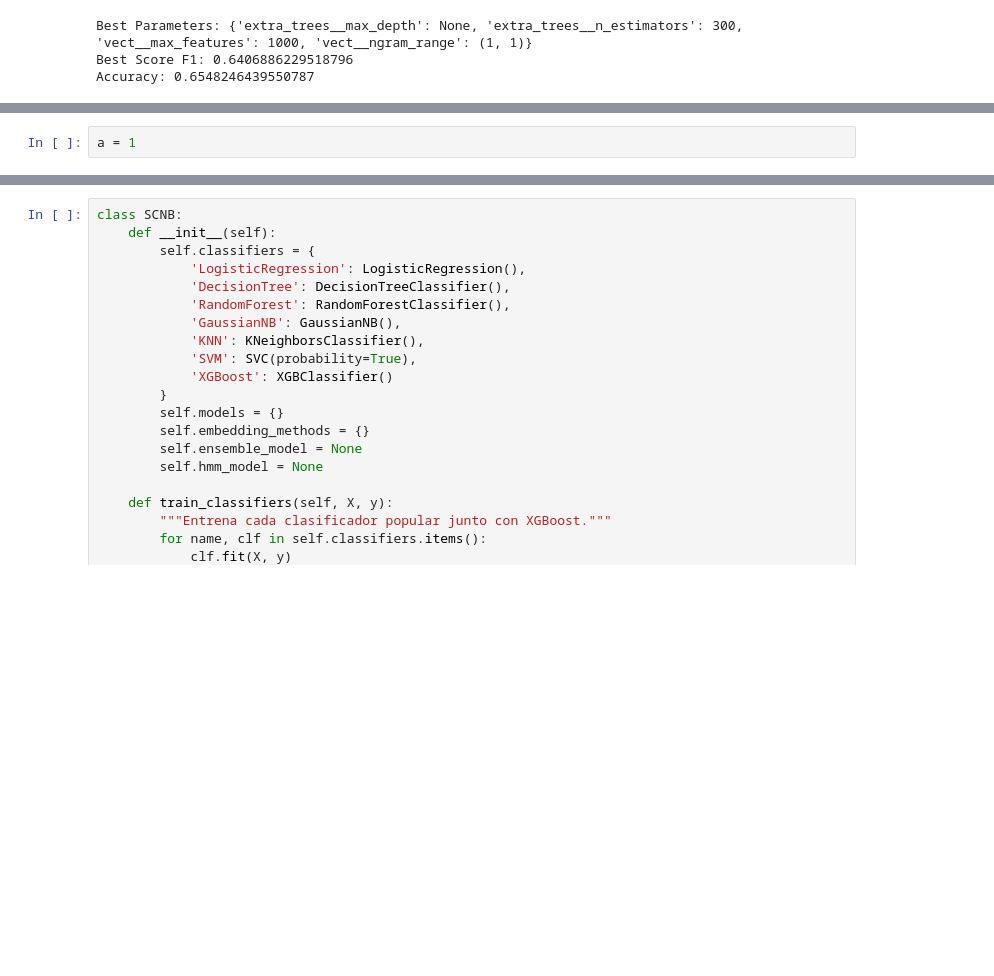
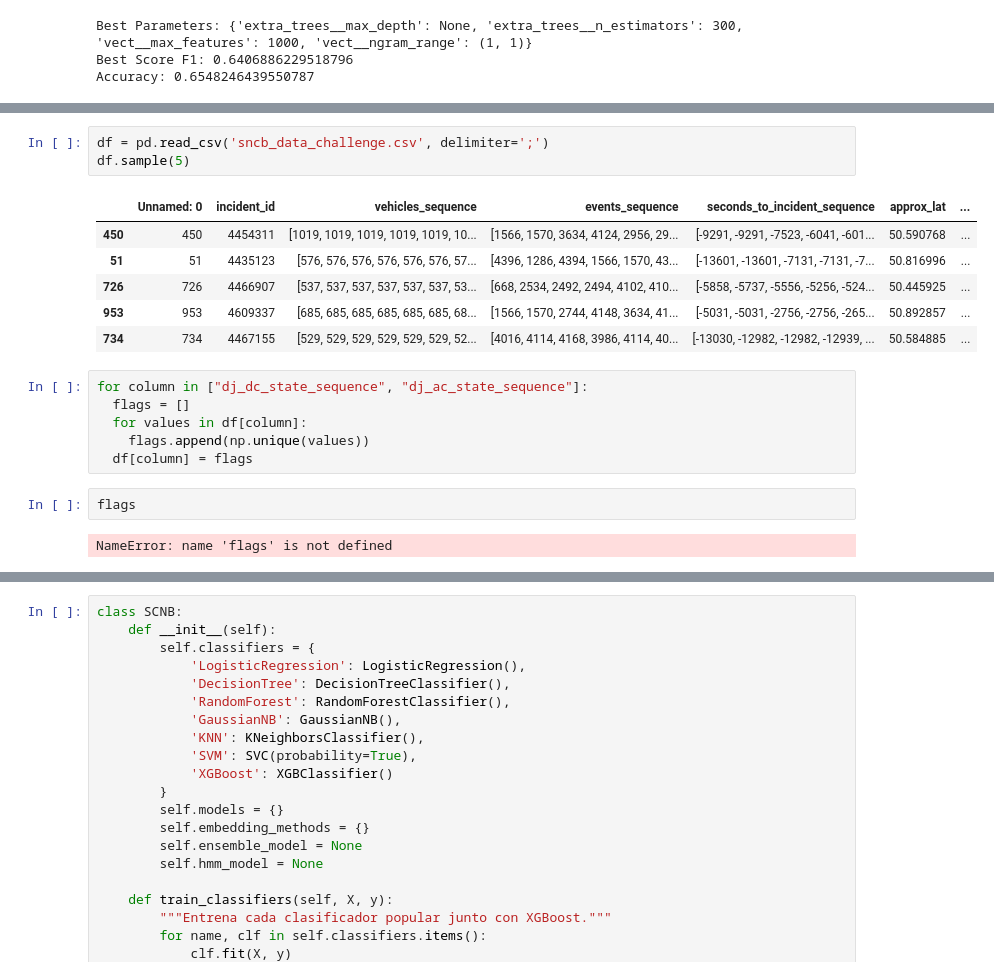
Before and after one commit to stef4k/train-maintenance-data-mining, a Jupyter notebook: text_classification.ipynb, the cells around one changed output, grey strips where cells are left out. Saved outputs shown, nothing was run; the diff lists cells and outputs as text; blank space fills up the shorter version.

```diff
--- a/text_classification.ipynb
+++ b/text_classification.ipynb
@@ -271,2 +283,20 @@ ModuleNotFoundError: No module named 'hmmlearn'
-# %%
-a = 1
+# %%
+df = pd.read_csv('sncb_data_challenge.csv', delimiter=';')
+df.sample(5)
+# %% [output]
+|  | Unnamed: 0 | incident_id | vehicles_sequence | events_sequence | seconds_to_incident_sequence | approx_lat | ... |
+| 450 | 450 | 4454311 | [1019, 1019, 1019, 1019, 1019, 10... | [1566, 1570, 3634, 4124, 2956, 29... | [-9291, -9291, -7523, -6041, -601... | 50.590768 | ... |
+| 51 | 51 | 4435123 | [576, 576, 576, 576, 576, 576, 57... | [4396, 1286, 4394, 1566, 1570, 43... | [-13601, -13601, -7131, -7131, -7... | 50.816996 | ... |
+| 726 | 726 | 4466907 | [537, 537, 537, 537, 537, 537, 53... | [668, 2534, 2492, 2494, 4102, 410... | [-5858, -5737, -5556, -5256, -524... | 50.445925 | ... |
+| 953 | 953 | 4609337 | [685, 685, 685, 685, 685, 685, 68... | [1566, 1570, 2744, 4148, 3634, 41... | [-5031, -5031, -2756, -2756, -265... | 50.892857 | ... |
+| 734 | 734 | 4467155 | [529, 529, 529, 529, 529, 529, 52... | [4016, 4114, 4168, 3986, 4114, 40... | [-13030, -12982, -12982, -12939, ... | 50.584885 | ... |
+# %%
+for column in ["dj_dc_state_sequence", "dj_ac_state_sequence"]:
+  flags = []
+  for values in df[column]:
+    flags.append(np.unique(values))
+  df[column] = flags
+# %%
+flags
+# %% [output]
+NameError: name 'flags' is not defined
```
Also changed, not shown: parts of 3 cells of this notebook.
